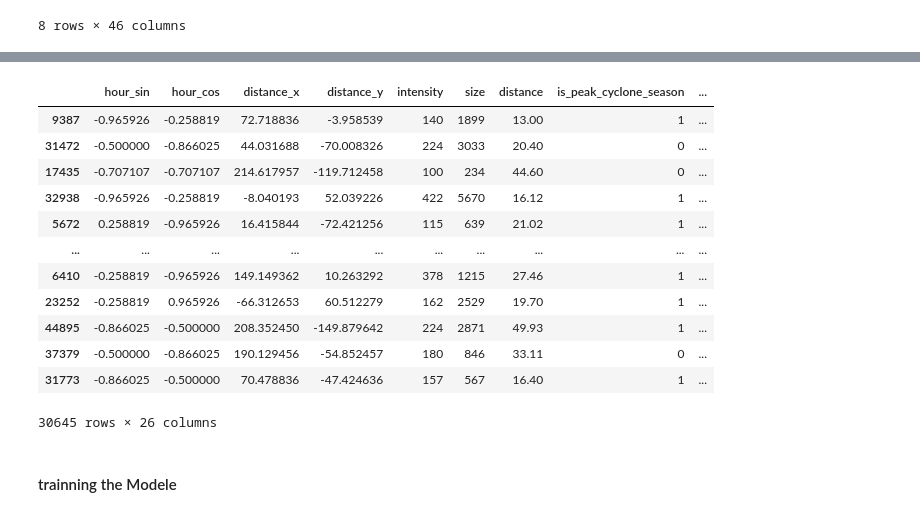
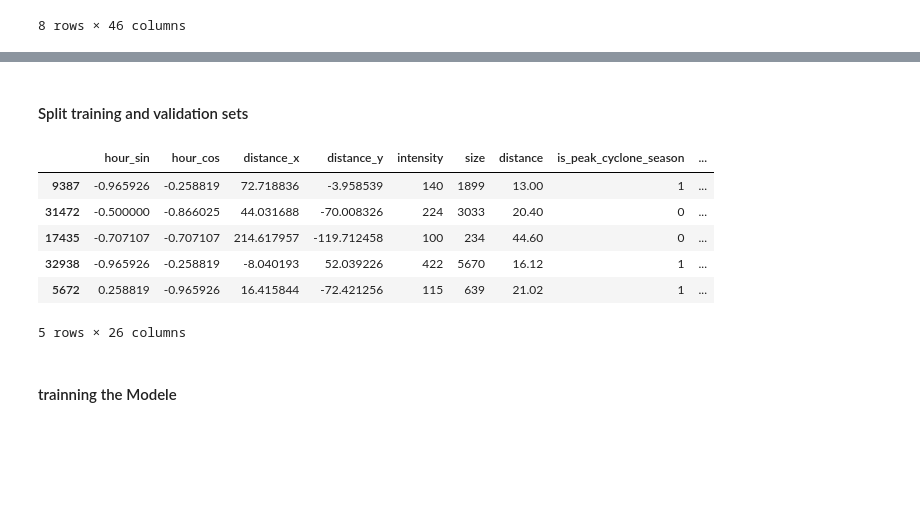
Before and after one commit to Andrianarimanana/Storm_Prediction_Madagascar, a Jupyter notebook: notebook.ipynb, the cells around one changed output, grey strips where cells are left out. Saved outputs shown, nothing was run; the diff lists cells and outputs as text; code cells hidden in the pictures; blank space fills up the shorter version.

Commit message:
add training model

```diff
--- a/notebook.ipynb
+++ b/notebook.ipynb
@@ -182,5 +186,6 @@ y_3h = train_df['Storm_NosyBe_3h']
+# %% [markdown]
+#### Split training and validation sets
 # %%
-df_1=X
-df_full_train_1, df_test_1 = train_test_split(df_1, test_size=0.2, random_state=11)
-df_train_1, df_val_1 = train_test_split(df_full_train_1, test_size=0.25, random_state=11)
+x_full_train, x_test,y1h_full_train, y1h_test= train_test_split(X, y_1h, test_size=0.2, random_state=11)
+x_train, x_val, y1h_train, y1h_val= train_test_split(x_full_train,y1h_full_train, test_size=0.25, random_state=11)
 # %%
@@ -190,18 +194,12 @@ x_train_1, x_val_1, y1h_train, y1h_val= train_test_split(x_full_train_1,y1h_full
-# %%
-x_train_1
-# %% [output]
-|  | hour_sin | hour_cos | distance_x | distance_y | intensity | size | distance | is_peak_cyclone_season | ... |
-| 9387 | -0.965926 | -0.258819 | 72.718836 | -3.958539 | 140 | 1899 | 13.00 | 1 | ... |
-| 31472 | -0.500000 | -0.866025 | 44.031688 | -70.008326 | 224 | 3033 | 20.40 | 0 | ... |
-| 17435 | -0.707107 | -0.707107 | 214.617957 | -119.712458 | 100 | 234 | 44.60 | 0 | ... |
-| 32938 | -0.965926 | -0.258819 | -8.040193 | 52.039226 | 422 | 5670 | 16.12 | 1 | ... |
-| 5672 | 0.258819 | -0.965926 | 16.415844 | -72.421256 | 115 | 639 | 21.02 | 1 | ... |
-| ... | ... | ... | ... | ... | ... | ... | ... | ... | ... |
-| 6410 | -0.258819 | -0.965926 | 149.149362 | 10.263292 | 378 | 1215 | 27.46 | 1 | ... |
-| 23252 | -0.258819 | 0.965926 | -66.312653 | 60.512279 | 162 | 2529 | 19.70 | 1 | ... |
-| 44895 | -0.866025 | -0.500000 | 208.352450 | -149.879642 | 224 | 2871 | 49.93 | 1 | ... |
-| 37379 | -0.500000 | -0.866025 | 190.129456 | -54.852457 | 180 | 846 | 33.11 | 0 | ... |
-| 31773 | -0.866025 | -0.500000 | 70.478836 | -47.424636 | 157 | 567 | 16.40 | 1 | ... |
-30645 rows × 26 columns
+# %%
+x_train.head()
+# %% [output]
+|  | hour_sin | hour_cos | distance_x | distance_y | intensity | size | distance | is_peak_cyclone_season | ... |
+| 9387 | -0.965926 | -0.258819 | 72.718836 | -3.958539 | 140 | 1899 | 13.00 | 1 | ... |
+| 31472 | -0.500000 | -0.866025 | 44.031688 | -70.008326 | 224 | 3033 | 20.40 | 0 | ... |
+| 17435 | -0.707107 | -0.707107 | 214.617957 | -119.712458 | 100 | 234 | 44.60 | 0 | ... |
+| 32938 | -0.965926 | -0.258819 | -8.040193 | 52.039226 | 422 | 5670 | 16.12 | 1 | ... |
+| 5672 | 0.258819 | -0.965926 | 16.415844 | -72.421256 | 115 | 639 | 21.02 | 1 | ... |
+5 rows × 26 columns
 # %% [markdown]
 #### trainning the Modele
```
Also changed, not shown: parts of 25 cells of this notebook.
